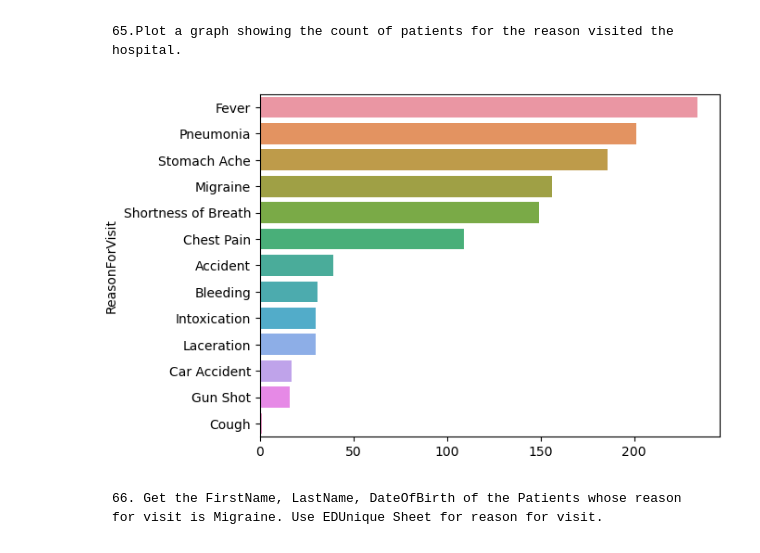
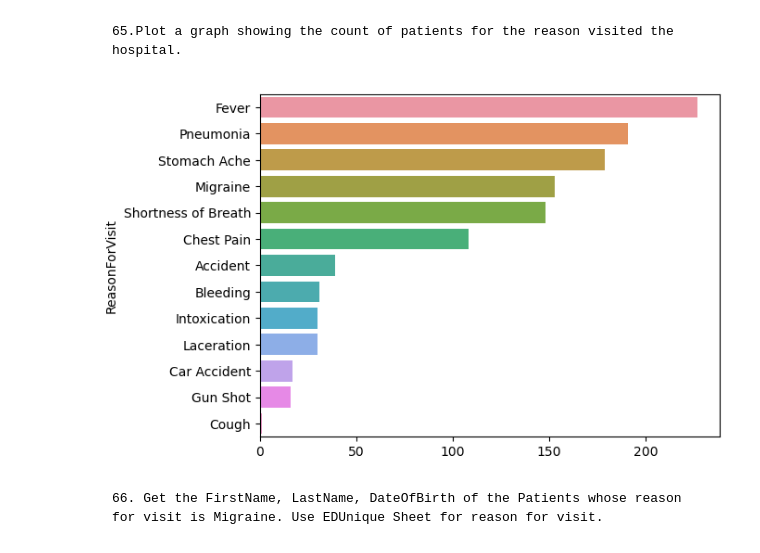
Before and after one commit to ManishaRao06/Python-Hackathon-Winners-Team-Data-Pyrates, a Jupyter notebook: Data Pyrates 61_80.ipynb, the cells around one changed output. Cells and saved outputs as stored; diff of their text form; code cells hidden in the pictures.

```diff
--- a/Data Pyrates 61_80.ipynb
+++ b/Data Pyrates 61_80.ipynb
@@ -156,11 +155,11 @@ ProviderName
 # %% [markdown]
     65.Plot a graph showing the count of patients for the reason visited the hospital.
 # %%
-graph = df_ED.groupby(['ReasonForVisit']).size().sort_values(ascending=False)
+graph = df_ED.groupby(['ReasonForVisit'])['PatientID'].nunique().sort_values(ascending=False)
 sns.barplot(y = graph.index, x = graph.values)
 plt.show()
 # %% [output]
-[figure, old version]
+[figure, new version]
 # %% [markdown]
     66. Get the FirstName, LastName, DateOfBirth of the Patients whose reason for visit is Migraine. Use EDUnique Sheet for reason for visit.
 # %%
```
Also changed, not shown: parts of 30 cells of this notebook.
